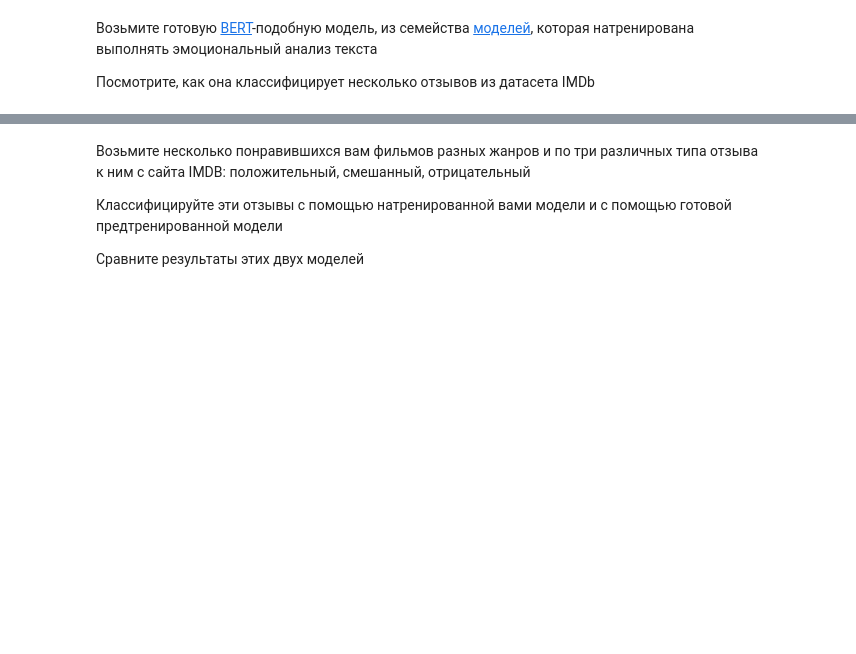
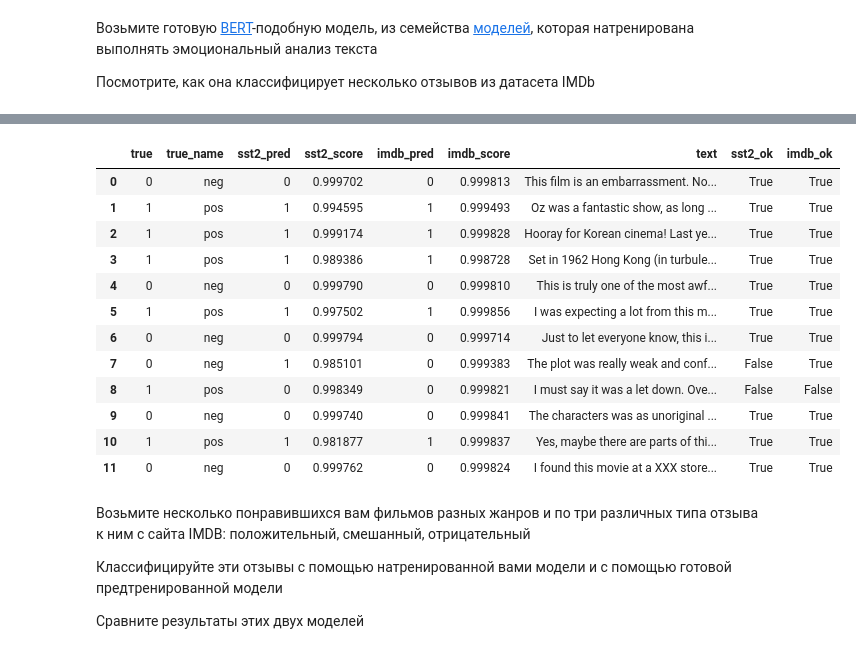
Before and after one commit to Saharochekl/FSR_ML, a Jupyter notebook: hometasks/Theme 11/Sem11_02.ipynb, the cells around one changed output, grey strips where cells are left out. Saved outputs shown, nothing was run; the diff lists cells and outputs as text; code cells hidden in the pictures; blank space fills up the shorter version.

```diff
--- a/hometasks/Theme 11/Sem11_02.ipynb
+++ b/hometasks/Theme 11/Sem11_02.ipynb
@@ -182,0 +261,17 @@ nltk.download("stopwords")
+# %%
+from nltk.corpus import stopwords
+
+stop_set = set(stopwords.words("english"))
+for w in ("not", "no", "nor", "never"):
+    stop_set.discard(w)
+def drop_stopwords_batch(batch):
+    return {
+        "tokens_nostop": [
+            [tok for tok in toks if tok not in stop_set]
+            for toks in batch["tokens"]
+        ]
+    }
+
+ds = ds.map(drop_stopwords_batch, batched=True, desc="drop stopwords")
+print(ds["train"][0]["tokens"][:20])
+print(ds["train"][0]["tokens_nostop"][:20])
@@ -222,0 +783,58 @@ print(classifier(text))
+# %%
+from transformers import pipeline
+
+
+label_names = ds["train"].features["label"].names  # ['neg','pos']
+
+def hf_label_to_imdb_id(lbl: str) -> int:
+    # pipeline обычно отдаёт 'POSITIVE'/'NEGATIVE' (SST-2),
+    # но некоторые модели с хаба могут отдавать 'LABEL_0'/'LABEL_1'.
+    u = lbl.upper()
+    if ("POS" in u) or u.endswith("_1") or u.endswith("1"):
+        return 1
+    return 0
+
+# две модели: шаблонная (SST-2) и imdb-дообученная (можно оставить одну)
+bert_sst2 = pipeline(
+    "sentiment-analysis",
+    model="distilbert-base-uncased-finetuned-sst-2-english",
+)
+
+bert_imdb = pipeline(
+    "sentiment-analysis",
+    model="textattack/bert-base-uncased-imdb",
+)
+
+# берём несколько примеров из test
+N = 12
+idx = np.random.choice(len(ds["test"]), size=N, replace=False)
+texts = [ds["test"][i]["text"] for i in idx]
+y_true = np.array([ds["test"][i]["label"] for i in idx])
+
+# прогоняем (truncation=True важно для длинных отзывов)
+out_sst2 = bert_sst2(texts, batch_size=32, truncation=True)
+out_imdb = bert_imdb(texts, batch_size=32, truncation=True)
+
+pred_sst2 = np.array([hf_label_to_imdb_id(r["label"]) for r in out_sst2])
+score_sst2 = np.array([r["score"] for r in out_sst2])
+
+pred_imdb = np.array([hf_label_to_imdb_id(r["label"]) for r in out_imdb])
+score_imdb = np.array([r["score"] for r in out_imdb])
+
+df = pd.DataFrame({
+    "true": y_true,
+    "true_name": [label_names[i] for i in y_true],
+
+    "sst2_pred": pred_sst2,
+    "sst2_score": score_sst2,
+
+    "imdb_pred": pred_imdb,
+    "imdb_score": score_imdb,
+
+    "text": [t[:220].replace("\n", " ") + "..." for t in texts],
+})
+df["sst2_ok"] = (df["sst2_pred"] == df["true"])
+df["imdb_ok"] = (df["imdb_pred"] == df["true"])
+
+df
+# %% [output]
@@ -223,3 +843,16 @@ print(classifier(text))
+|  | true | true_name | sst2_pred | sst2_score | imdb_pred | imdb_score | text | sst2_ok | imdb_ok |
+| 0 | 0 | neg | 0 | 0.999702 | 0 | 0.999813 | This film is an embarrassment. No... | True | True |
+| 1 | 1 | pos | 1 | 0.994595 | 1 | 0.999493 | Oz was a fantastic show, as long ... | True | True |
+| 2 | 1 | pos | 1 | 0.999174 | 1 | 0.999828 | Hooray for Korean cinema! Last ye... | True | True |
+| 3 | 1 | pos | 1 | 0.989386 | 1 | 0.998728 | Set in 1962 Hong Kong (in turbule... | True | True |
+| 4 | 0 | neg | 0 | 0.999790 | 0 | 0.999810 | This is truly one of the most awf... | True | True |
+| 5 | 1 | pos | 1 | 0.997502 | 1 | 0.999856 | I was expecting a lot from this m... | True | True |
+| 6 | 0 | neg | 0 | 0.999794 | 0 | 0.999714 | Just to let everyone know, this i... | True | True |
+| 7 | 0 | neg | 1 | 0.985101 | 0 | 0.999383 | The plot was really weak and conf... | False | True |
+| 8 | 1 | pos | 0 | 0.998349 | 0 | 0.999821 | I must say it was a let down. Ove... | False | False |
+| 9 | 0 | neg | 0 | 0.999740 | 0 | 0.999841 | The characters was as unoriginal ... | True | True |
+| 10 | 1 | pos | 1 | 0.981877 | 1 | 0.999837 | Yes, maybe there are parts of thi... | True | True |
+| 11 | 0 | neg | 0 | 0.999762 | 0 | 0.999824 | I found this movie at a XXX store... | True | True |
 # %% [markdown]
 Возьмите несколько понравившихся вам фильмов разных жанров и по три различных типа отзыва к ним с сайта IMDB: положительный, смешанный, отрицательный
 
```
Also changed, not shown: parts of 37 cells of this notebook.
